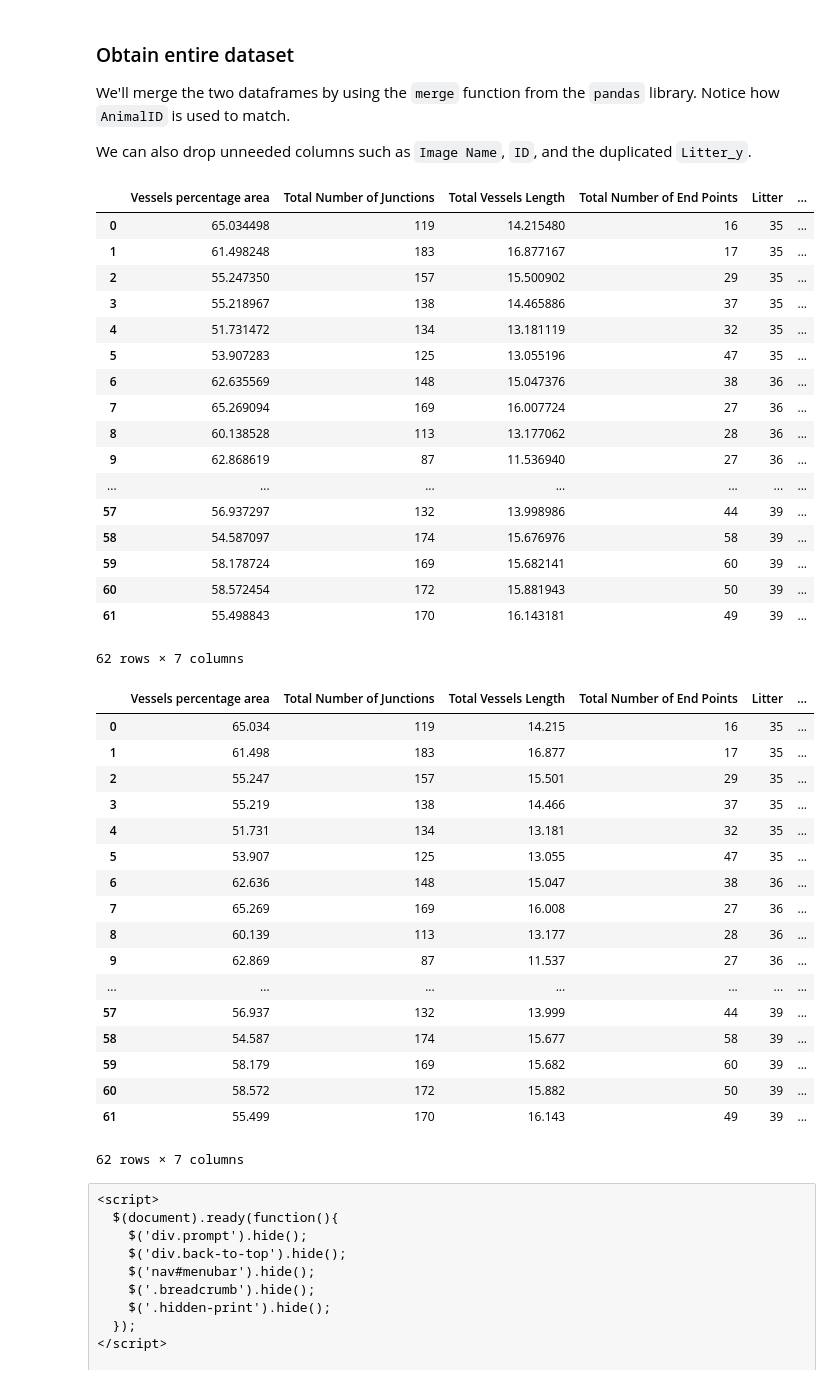
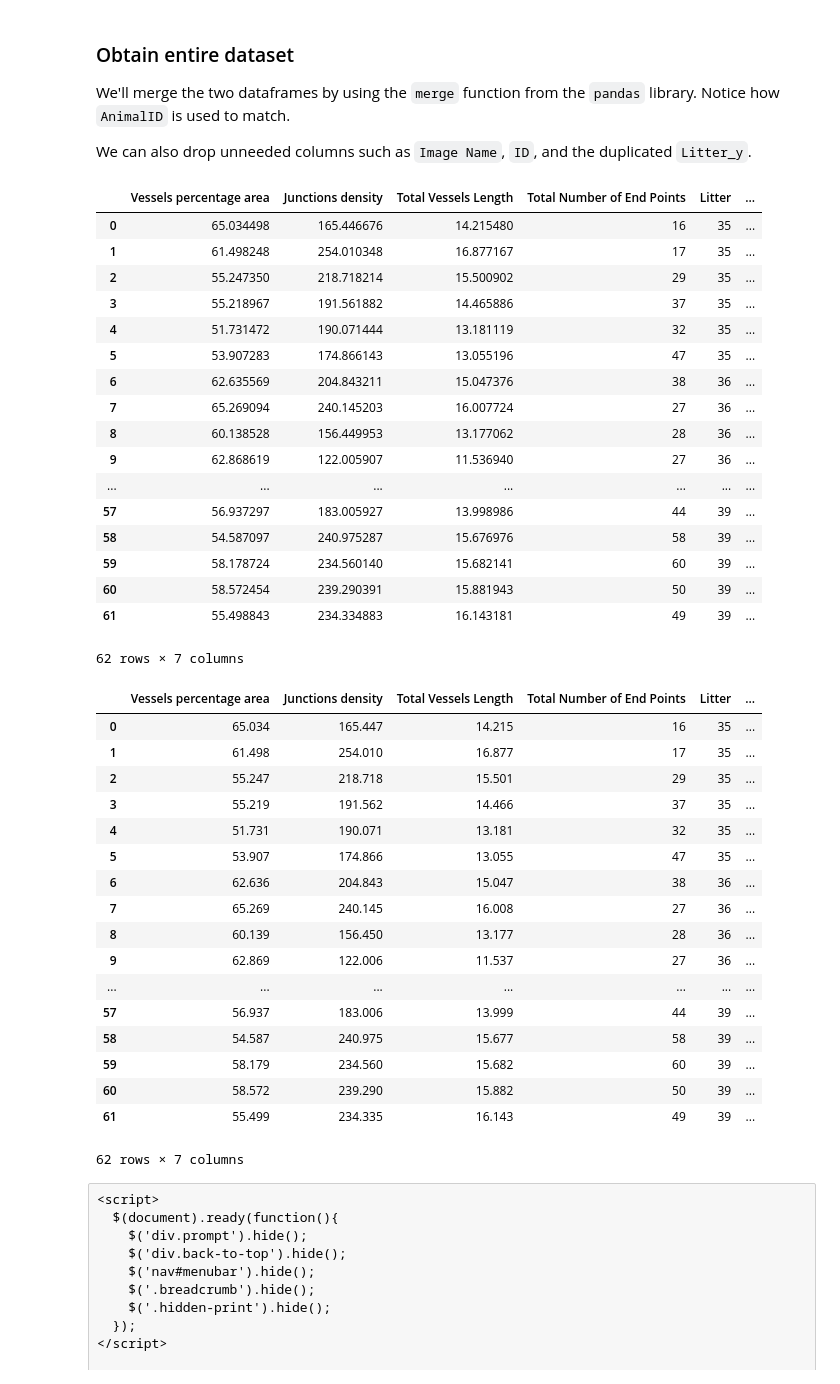
Before and after one commit to MixedIndentations/Angiogenesis-Density, a Jupyter notebook: notebooks/UnblindTheData.ipynb, the cells around one changed output. Saved outputs shown, nothing was run; the diff lists cells and outputs as text; code cells hidden in the pictures.

```diff
--- a/notebooks/UnblindTheData.ipynb
+++ b/notebooks/UnblindTheData.ipynb
@@ -13,7 +13,8 @@ import pandas as pd
 #tweaked_results = './processed/tweaked/TweakedResults11-6-2017.xls'
 tweaked_results = '../data/TweakedResults2017-12-8.xls'
 data = pd.read_excel(tweaked_results,
-                     usecols = "A, G, N, O, Q, S")
+                     usecols = "A, G, N, P, Q, S")
+#                     usecols = "A, G, N, O, Q, S")
 # These are the Excel columns that correspond to
 # the desired AngioTool output parameters
 
@@ -87,50 +88,52 @@ merged_inner.rename(columns = {'Litter_x':'Litter'},
 ## Show first five observations
 merged_inner
 # %% [output]
-|  | Vessels percentage area | Total Number of Junctions | Total Vessels Length | Total Number of End Points | Litter | ... |
-| 0 | 65.034498 | 119 | 14.215480 | 16 | 35 | ... |
-| 1 | 61.498248 | 183 | 16.877167 | 17 | 35 | ... |
-| 2 | 55.247350 | 157 | 15.500902 | 29 | 35 | ... |
-| 3 | 55.218967 | 138 | 14.465886 | 37 | 35 | ... |
-| 4 | 51.731472 | 134 | 13.181119 | 32 | 35 | ... |
-| 5 | 53.907283 | 125 | 13.055196 | 47 | 35 | ... |
-| 6 | 62.635569 | 148 | 15.047376 | 38 | 36 | ... |
-| 7 | 65.269094 | 169 | 16.007724 | 27 | 36 | ... |
-| 8 | 60.138528 | 113 | 13.177062 | 28 | 36 | ... |
-| 9 | 62.868619 | 87 | 11.536940 | 27 | 36 | ... |
+|  | Vessels percentage area | Junctions density | Total Vessels Length | Total Number of End Points | Litter | ... |
+| 0 | 65.034498 | 165.446676 | 14.215480 | 16 | 35 | ... |
+| 1 | 61.498248 | 254.010348 | 16.877167 | 17 | 35 | ... |
+| 2 | 55.247350 | 218.718214 | 15.500902 | 29 | 35 | ... |
+| 3 | 55.218967 | 191.561882 | 14.465886 | 37 | 35 | ... |
+| 4 | 51.731472 | 190.071444 | 13.181119 | 32 | 35 | ... |
+| 5 | 53.907283 | 174.866143 | 13.055196 | 47 | 35 | ... |
+| 6 | 62.635569 | 204.843211 | 15.047376 | 38 | 36 | ... |
+| 7 | 65.269094 | 240.145203 | 16.007724 | 27 | 36 | ... |
+| 8 | 60.138528 | 156.449953 | 13.177062 | 28 | 36 | ... |
+| 9 | 62.868619 | 122.005907 | 11.536940 | 27 | 36 | ... |
 | ... | ... | ... | ... | ... | ... | ... |
-| 57 | 56.937297 | 132 | 13.998986 | 44 | 39 | ... |
-| 58 | 54.587097 | 174 | 15.676976 | 58 | 39 | ... |
-| 59 | 58.178724 | 169 | 15.682141 | 60 | 39 | ... |
-| 60 | 58.572454 | 172 | 15.881943 | 50 | 39 | ... |
-| 61 | 55.498843 | 170 | 16.143181 | 49 | 39 | ... |
+| 57 | 56.937297 | 183.005927 | 13.998986 | 44 | 39 | ... |
+| 58 | 54.587097 | 240.975287 | 15.676976 | 58 | 39 | ... |
+| 59 | 58.178724 | 234.560140 | 15.682141 | 60 | 39 | ... |
+| 60 | 58.572454 | 239.290391 | 15.881943 | 50 | 39 | ... |
+| 61 | 55.498843 | 234.334883 | 16.143181 | 49 | 39 | ... |
 62 rows × 7 columns
 # %%
 ## Round floats to 3 decimal points
 
 merged_inner['Vessels percentage area'] = (merged_inner['Vessels percentage area']
                                            .apply(lambda x: round(x, 3)))
 merged_inner['Total Vessels Length'] = (merged_inner['Total Vessels Length']
                                         .apply(lambda x: round(x, 3)))
+merged_inner['Junctions density'] = (merged_inner['Junctions density']
+                                        .apply(lambda x: round(x, 3)))
 merged_inner
 # %% [output]
-|  | Vessels percentage area | Total Number of Junctions | Total Vessels Length | Total Number of End Points | Litter | ... |
-| 0 | 65.034 | 119 | 14.215 | 16 | 35 | ... |
-| 1 | 61.498 | 183 | 16.877 | 17 | 35 | ... |
-| 2 | 55.247 | 157 | 15.501 | 29 | 35 | ... |
-| 3 | 55.219 | 138 | 14.466 | 37 | 35 | ... |
-| 4 | 51.731 | 134 | 13.181 | 32 | 35 | ... |
-| 5 | 53.907 | 125 | 13.055 | 47 | 35 | ... |
-| 6 | 62.636 | 148 | 15.047 | 38 | 36 | ... |
-| 7 | 65.269 | 169 | 16.008 | 27 | 36 | ... |
-| 8 | 60.139 | 113 | 13.177 | 28 | 36 | ... |
-| 9 | 62.869 | 87 | 11.537 | 27 | 36 | ... |
+|  | Vessels percentage area | Junctions density | Total Vessels Length | Total Number of End Points | Litter | ... |
+| 0 | 65.034 | 165.447 | 14.215 | 16 | 35 | ... |
+| 1 | 61.498 | 254.010 | 16.877 | 17 | 35 | ... |
+| 2 | 55.247 | 218.718 | 15.501 | 29 | 35 | ... |
+| 3 | 55.219 | 191.562 | 14.466 | 37 | 35 | ... |
+| 4 | 51.731 | 190.071 | 13.181 | 32 | 35 | ... |
+| 5 | 53.907 | 174.866 | 13.055 | 47 | 35 | ... |
+| 6 | 62.636 | 204.843 | 15.047 | 38 | 36 | ... |
+| 7 | 65.269 | 240.145 | 16.008 | 27 | 36 | ... |
+| 8 | 60.139 | 156.450 | 13.177 | 28 | 36 | ... |
+| 9 | 62.869 | 122.006 | 11.537 | 27 | 36 | ... |
 | ... | ... | ... | ... | ... | ... | ... |
-| 57 | 56.937 | 132 | 13.999 | 44 | 39 | ... |
-| 58 | 54.587 | 174 | 15.677 | 58 | 39 | ... |
-| 59 | 58.179 | 169 | 15.682 | 60 | 39 | ... |
-| 60 | 58.572 | 172 | 15.882 | 50 | 39 | ... |
-| 61 | 55.499 | 170 | 16.143 | 49 | 39 | ... |
+| 57 | 56.937 | 183.006 | 13.999 | 44 | 39 | ... |
+| 58 | 54.587 | 240.975 | 15.677 | 58 | 39 | ... |
+| 59 | 58.179 | 234.560 | 15.682 | 60 | 39 | ... |
+| 60 | 58.572 | 239.290 | 15.882 | 50 | 39 | ... |
+| 61 | 55.499 | 234.335 | 16.143 | 49 | 39 | ... |
 62 rows × 7 columns
 # %%
 ## Save to a csv file
```
Also changed, not shown: parts of 2 cells of this notebook, 6 other files.
